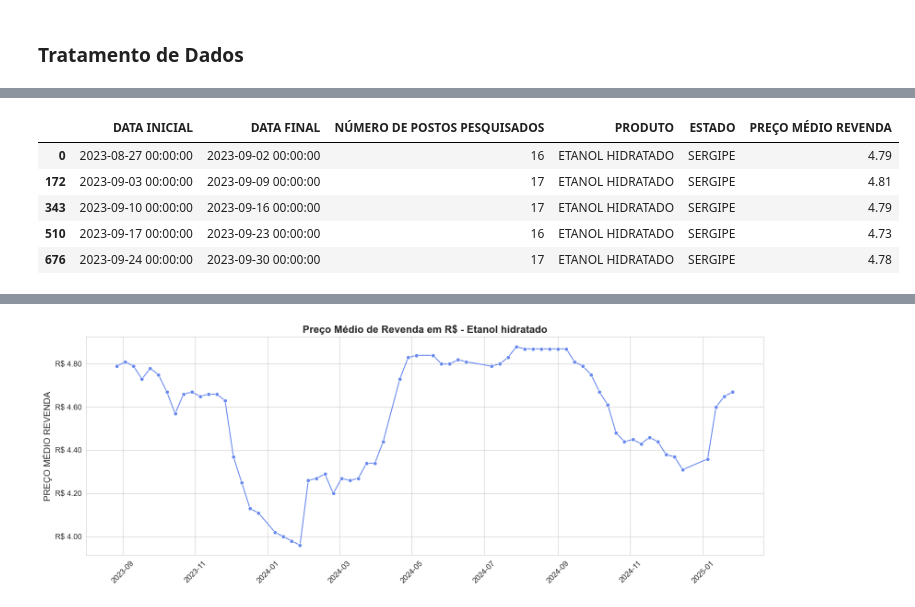
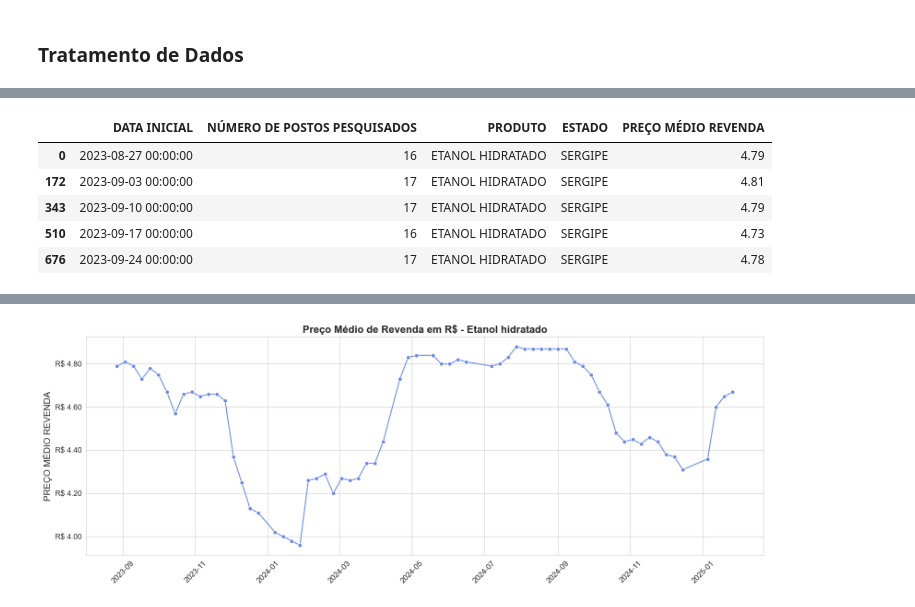
Before and after one commit to AurelioGuilherme/ANP-Forecasting, a Jupyter notebook: Notebook/Modeling.ipynb, the cells around one changed output, grey strips where cells are left out. Saved outputs shown, nothing was run; the diff lists cells and outputs as text; code cells hidden in the pictures.

```diff
--- a/Notebook/Modeling.ipynb
+++ b/Notebook/Modeling.ipynb
@@ -69,20 +74,21 @@ df_filtrado.head()
 | 510 | 2023-09-17 00:00:00 | 2023-09-23 00:00:00 | SERGIPE | ARACAJU | ETANOL HIDRATADO | 16 | R$/l | ... |
 | 676 | 2023-09-24 00:00:00 | 2023-09-30 00:00:00 | SERGIPE | ARACAJU | ETANOL HIDRATADO | 17 | R$/l | ... |
 # %%
-df_filtrado = transform.seleciona_features(df_filtrado, features=['DATA INICIAL',
-                                                        'DATA FINAL',
-                                                        'NÚMERO DE POSTOS PESQUISADOS',
-                                                        'PRODUTO',
-                                                        'ESTADO',
-                                                        'PREÇO MÉDIO REVENDA'
-                                                        ])
+df_filtrado = transform.seleciona_features(df_filtrado,
+                                           features=[
+                                               'DATA INICIAL',
+                                               'NÚMERO DE POSTOS PESQUISADOS',
+                                               'PRODUTO',
+                                               'ESTADO',
+                                               'PREÇO MÉDIO REVENDA'
+                                           ])
 
 df_filtrado.head()
 # %% [output]
-|  | DATA INICIAL | DATA FINAL | NÚMERO DE POSTOS PESQUISADOS | PRODUTO | ESTADO | PREÇO MÉDIO REVENDA |
-| 0 | 2023-08-27 00:00:00 | 2023-09-02 00:00:00 | 16 | ETANOL HIDRATADO | SERGIPE | 4.79 |
-| 172 | 2023-09-03 00:00:00 | 2023-09-09 00:00:00 | 17 | ETANOL HIDRATADO | SERGIPE | 4.81 |
-| 343 | 2023-09-10 00:00:00 | 2023-09-16 00:00:00 | 17 | ETANOL HIDRATADO | SERGIPE | 4.79 |
-| 510 | 2023-09-17 00:00:00 | 2023-09-23 00:00:00 | 16 | ETANOL HIDRATADO | SERGIPE | 4.73 |
-| 676 | 2023-09-24 00:00:00 | 2023-09-30 00:00:00 | 17 | ETANOL HIDRATADO | SERGIPE | 4.78 |
+|  | DATA INICIAL | NÚMERO DE POSTOS PESQUISADOS | PRODUTO | ESTADO | PREÇO MÉDIO REVENDA |
+| 0 | 2023-08-27 00:00:00 | 16 | ETANOL HIDRATADO | SERGIPE | 4.79 |
+| 172 | 2023-09-03 00:00:00 | 17 | ETANOL HIDRATADO | SERGIPE | 4.81 |
+| 343 | 2023-09-10 00:00:00 | 17 | ETANOL HIDRATADO | SERGIPE | 4.79 |
+| 510 | 2023-09-17 00:00:00 | 16 | ETANOL HIDRATADO | SERGIPE | 4.73 |
+| 676 | 2023-09-24 00:00:00 | 17 | ETANOL HIDRATADO | SERGIPE | 4.78 |
 # %%
```
Also changed, not shown: parts of 17 cells of this notebook, 3 other files.
